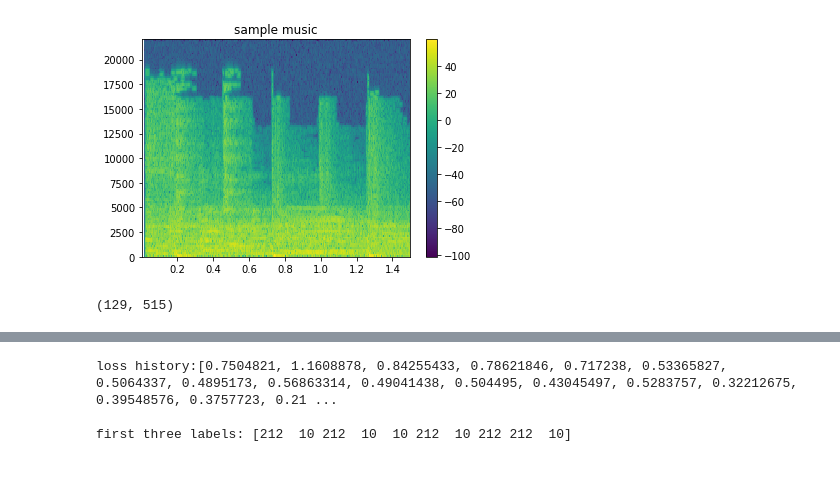
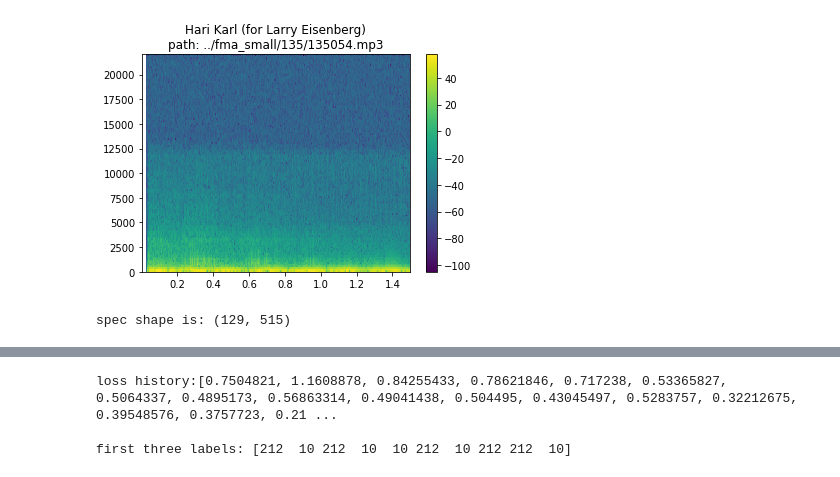
Before and after one commit to jw222/Gravitational-Wave, a Jupyter notebook: dataset.ipynb, the cells around one changed output, grey strips where cells are left out. Drawn from its saved outputs; the diff is of its cells as text; code cells hidden in the pictures.

```diff
--- a/dataset.ipynb
+++ b/dataset.ipynb
@@ -12,16 +11,25 @@ import os
-# %%
-path = '../fma_small/000/*.mp3'
-music = [AudioSegment.from_file(files) for files in glob(path)]
+# %%
+#path = '../fma_small/000/*.mp3'
+num_dirs = 2
+dirs = glob('../fma_small/*')
+dirs = dirs[:num_dirs]
+dirs = [str(dirs[i]) + str('/*.mp3') for i in range(len(dirs))]
+dirs = [glob(dirs[i]) for i in range(len(dirs))]
+path = []
+for i in range(len(dirs)):
+    path += dirs[i]
 # %%
 sample = np.array(music[0].get_array_of_samples())
 sample = [sample[i] for i in range(0,3*44100,2)] #get left channel only
-Fs = music[0].frame_rate
-sample = sample[:int(Fs*1.5)]
-spec, freqs, bins, im = plt.specgram(sample, Fs=Fs)
+Fs = music[0].frame_rate # get frame, usually 44100
+
+tag = mediainfo(path[0]) # get name of the song
+spec, freqs, bins, im = plt.specgram(sample, Fs=Fs) # create spectrogram
 plt.colorbar()
-plt.title('sample music')
+plt.title(str(tag['TAG']['title'])+'\npath: '+str(path[0]))
 plt.show()
-print(spec.shape)
+print('spec shape is: '+str(spec.shape))
+Audio(data=sample, rate=Fs)
 # %% [output]
-[figure, old version]
+[figure, new version]
-(129, 515)
+spec shape is: (129, 515)
```
Also changed, not shown: parts of 13 cells of this notebook.
